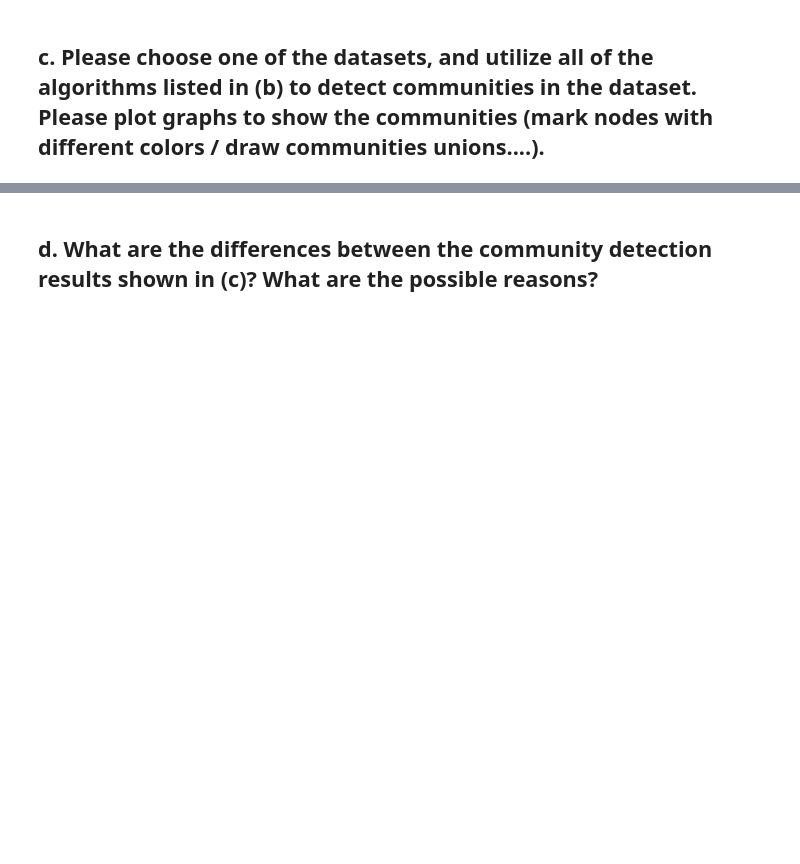
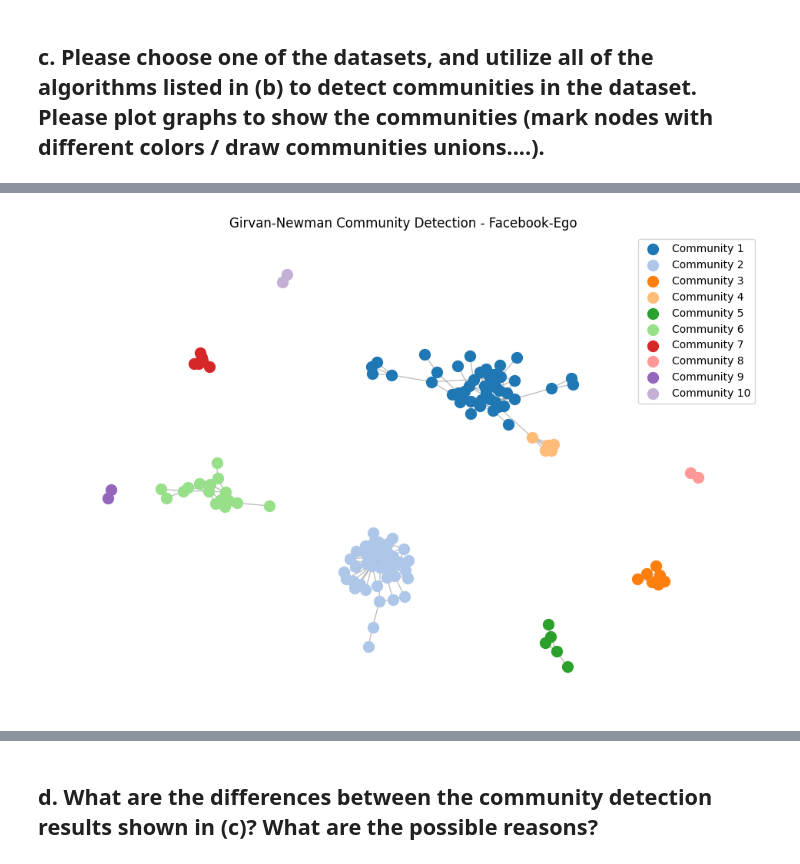
Before and after one commit to pariaighanian/Analysis_of_Complex_Netwroks, a Jupyter notebook: assignment_05.ipynb, the cells around one changed output, grey strips where cells are left out. Saved outputs shown, nothing was run; the diff lists cells and outputs as text; code cells hidden in the pictures; blank space fills up the shorter version.

```diff
--- a/assignment_05.ipynb
+++ b/assignment_05.ipynb
@@ -22,0 +60,27 @@ facebook_G = nx.read_edgelist('Facebook-Ego/3437_3.edges', nodetype=int)
+# %%
+# Detect communities using the Girvan-Newman algorithm
+girvan_communities_generator = nx.community.girvan_newman(facebook_G)
+
+# Get the first partition (communities) from the generator
+first_partition = next(girvan_communities_generator)
+
+# Visualizing the Girvan-Newman communities
+pos = nx.spring_layout(facebook_G, seed=18)  # Fixed layout for consistency
+plt.figure(figsize=(12, 8))
+
+# Color each community differently
+colors = plt.get_cmap('tab20')
+
+for i, community in enumerate(first_partition):
+    nx.draw_networkx_nodes(facebook_G, pos, nodelist=list(community),
+                           node_color=colors(i), label=f"Community {i+1}",
+                           node_size=100)
+
+# Draw edges
+nx.draw_networkx_edges(facebook_G, pos, alpha=0.5, edge_color="gray")
+plt.title("Girvan-Newman Community Detection - Facebook-Ego")
+plt.legend()
+plt.axis('off')
+plt.show()
+# %% [output]
+[figure, added]
```
Also changed, not shown: parts of 7 cells of this notebook.
